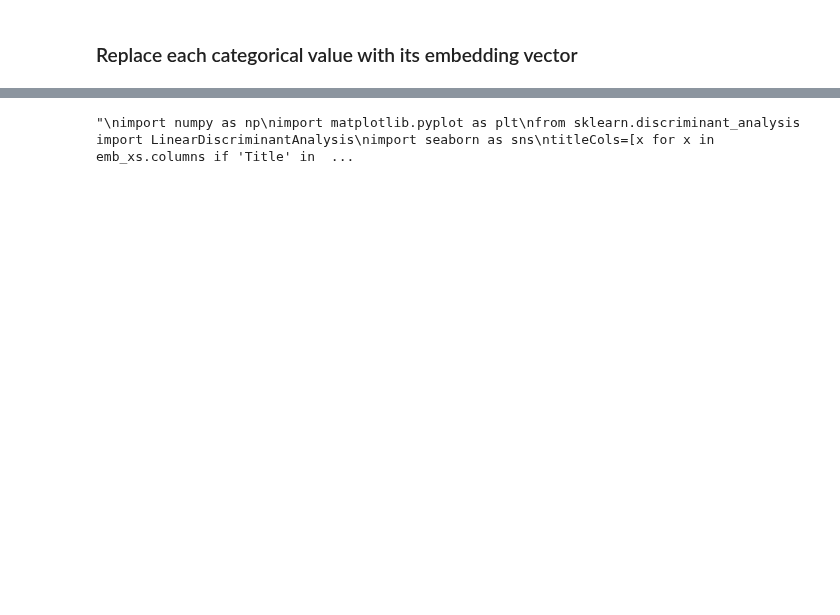
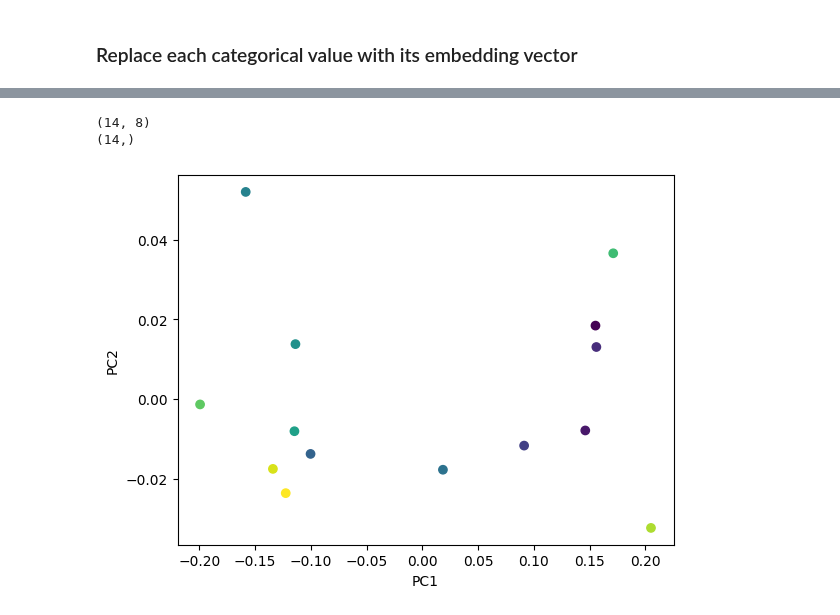
Before and after one commit to isa-ulisboa/greends-pml-2022-2023, a Jupyter notebook: fast_ai_titanic.ipynb, the cells around one changed output, grey strips where cells are left out. Cells and saved outputs as stored; diff of their text form; code cells hidden in the pictures; blank space fills up the shorter version.

```diff
--- a/fast_ai_titanic.ipynb
+++ b/fast_ai_titanic.ipynb
@@ -198,23 +242,32 @@ Name: Survived, dtype: int64
 # %%
-'''
 import numpy as np
 import matplotlib.pyplot as plt
 from sklearn.discriminant_analysis import LinearDiscriminantAnalysis
+from sklearn.decomposition import PCA
 import seaborn as sns
-titleCols=[x for x in emb_xs.columns if 'Title' in x]
-X=emb_train_xs[titleCols] # have diff lengths
-y=train_df['Title']       # have diff lengths
-target_names=train_df['Title'].unique()
-colors = sns.color_palette(None, len(target_names))
-lda = LinearDiscriminantAnalysis(n_components=2)
-X_r = lda.fit(X, y).transform(X)
-lw = 2
-for color, i, target_name in zip(colors, [0, 1, 2], target_names):
-    plt.scatter(X_r[y == i, 0], X_r[y == i, 1], color=color, alpha=.8, lw=lw,
-                label=target_name)
-plt.legend(loc='best', shadow=False, scatterpoints=1)
-plt.title('LDA of Title')
+titleCols=[x for x in emb_train_xs.columns if 'Title' in x]
+X=array(emb_train_xs[titleCols])
+y=array(to.train.items['Title'])
+Z=np.concatenate((X,np.reshape(y, (X.shape[0], 1))),axis=1)
+Z=np.unique(Z, axis=0)
+X=Z[:, :-1]
+print(X.shape)
+y=Z[:,-1]
+labels=[str(int(i)) for i in y]
+print(y.shape)
+# colors = sns.color_palette(None, len(target_names))
+# lda = LinearDiscriminantAnalysis(n_components=2)
+# X_r = lda.fit(X, y).transform(X)
+pca = PCA(n_components=2)
+pca.fit(X)
+X_pca = pca.transform(X)
+#for i, label in enumerate(labels):
+#    plt.annotate(label, (X_pca[i:, 0], X_pca[i:, 1]))
+plt.scatter(X_pca[:, 0], X_pca[:, 1], c=y)
+plt.xlabel('PC1')
+plt.ylabel('PC2')
 plt.show()
-'''
 # %% [output]
-"\nimport numpy as np\nimport matplotlib.pyplot as plt\nfrom sklearn.discriminant_analysis import LinearDiscriminantAnalysis\nimport seaborn as sns\ntitleCols=[x for x in emb_xs.columns if 'Title' in  ...
+(14, 8)
+(14,)
+[figure, added]
```
Also changed, not shown: parts of 14 cells of this notebook.
